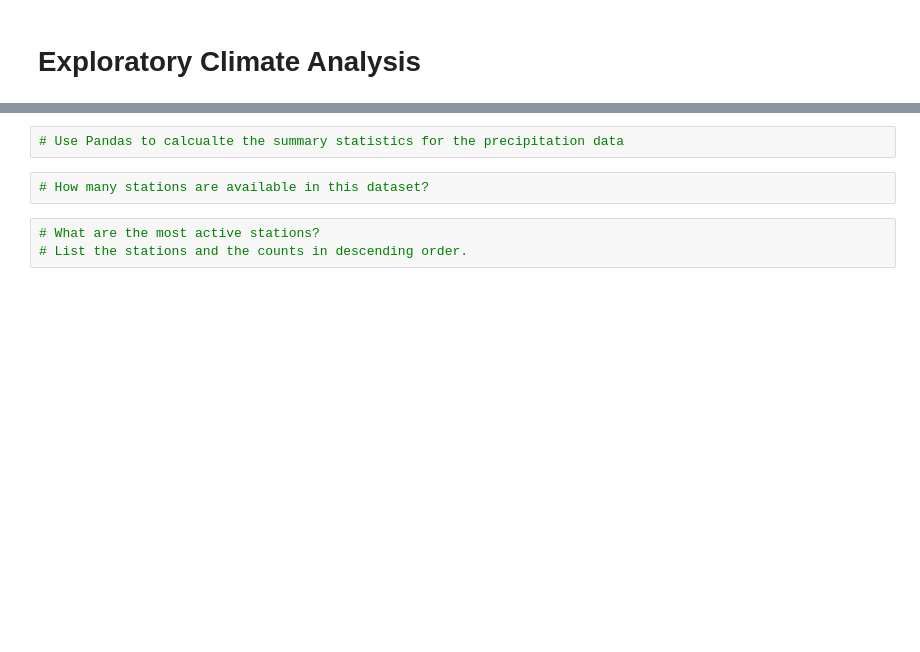
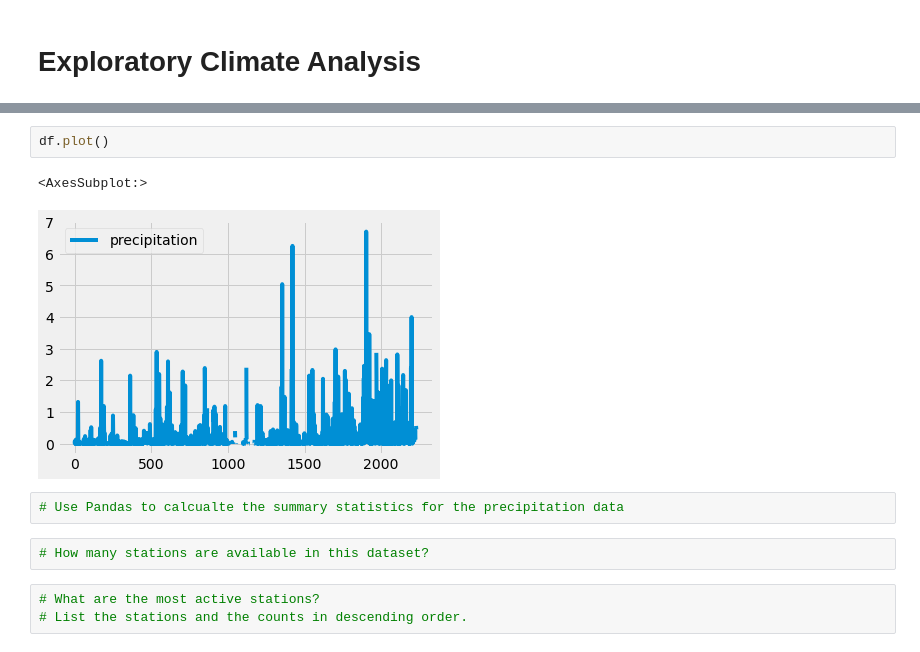
Before and after one commit to rhutDU18/surfs_up, a Jupyter notebook: climate_analysis (1).ipynb, the cells around one changed output, grey strips where cells are left out. Cells and saved outputs as stored; diff of their text form; blank space fills up the shorter version.

```diff
--- a/climate_analysis (1).ipynb
+++ b/climate_analysis (1).ipynb
@@ -54,3 +91,8 @@ session = Session
+# %%
+df.plot()
+# %% [output]
+<AxesSubplot:>
+[figure, added]
 # %%
 # Use Pandas to calcualte the summary statistics for the precipitation data
 # %%
```
Also changed, not shown: parts of 2 cells of this notebook.
